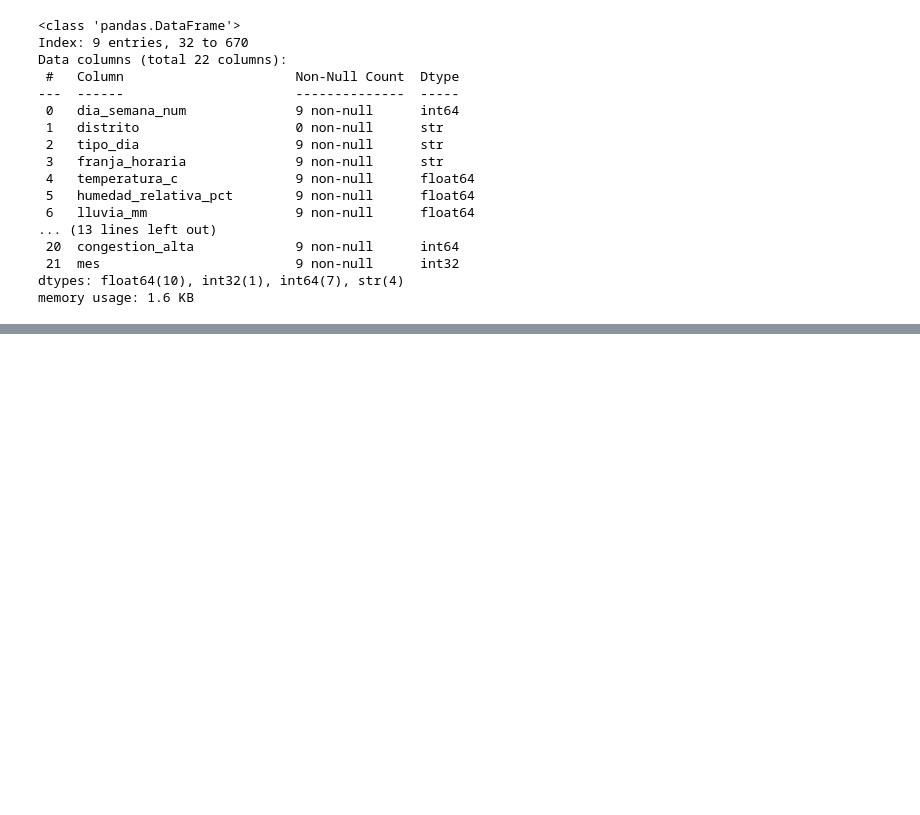
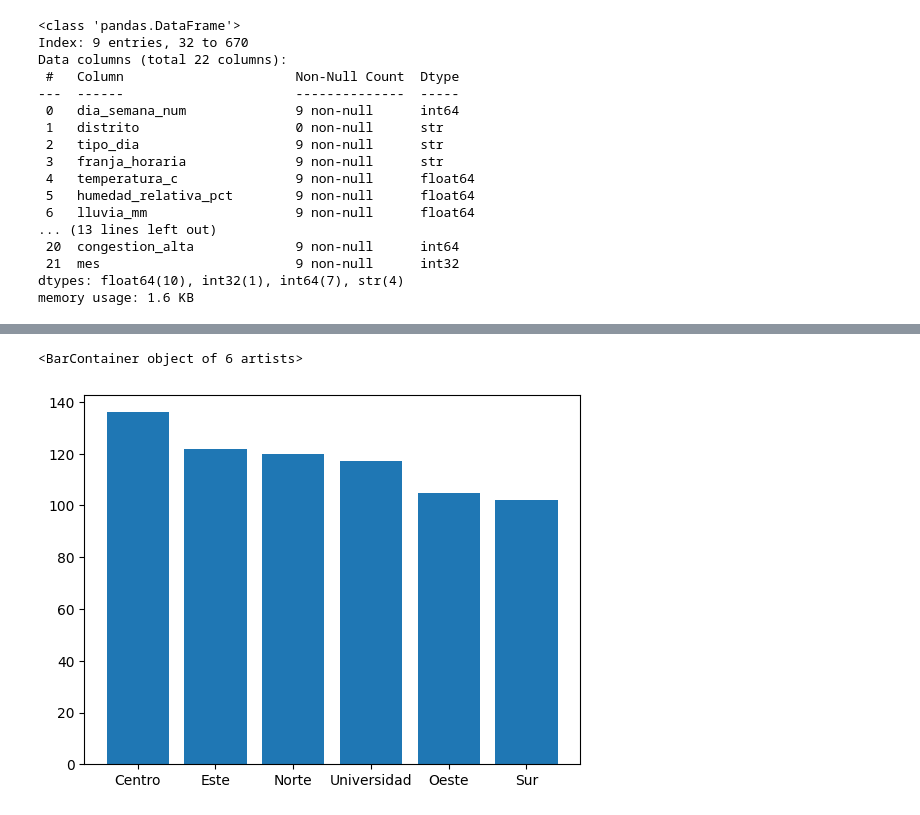
Before and after one commit to sghailan/urban-congestion-predictor, a Jupyter notebook: notebooks/analisis_congestion_urbana.ipynb, the cells around one changed output, grey strips where cells are left out. Saved outputs shown, nothing was run; the diff lists cells and outputs as text; code cells hidden in the pictures; blank space fills up the shorter version.

Commit message:
Actualización de predictor de congestion con distintos modelos y clustering. A falta de orquestación de los mejores modelos.

```diff
--- a/notebooks/analisis_congestion_urbana.ipynb
+++ b/notebooks/analisis_congestion_urbana.ipynb
@@ -804,8 +822,7 @@ variables_eliminar = [
     'id_sensor',
     'fecha',
     'año',
-    'dia',
-    'indice_congestion'
+    'dia'
 ]
 
 data_clean = data.drop(columns=variables_eliminar)
@@ -818,0 +840,4 @@ Variables al eliminar 23
+# %%
+data_clean = data_clean.drop(columns= 'indice_congestion')
+
+print(f"Variables al eliminar", data_clean.shape[1])
@@ -1027,0 +1069,8 @@ El resto de variables numéricas tienen un número muy reducido de nulos, todos
+# %%
+variables_num = [
+    'temperatura_c', 'humedad_relativa_pct', 'viento_kmh',
+    'accidentes_previos_24h', 'ocupacion_bus_pct', 'plazas_aparcamiento_libres',
+    'ocupacion_bici_pct', 'numero_incidencias_app', 'indice_ruido_historico'
+]
+
+data_clean[variables_num].describe()
@@ -1028,13 +1087,7 @@ El resto de variables numéricas tienen un número muy reducido de nulos, todos
 # %%
-variables_mediana = [
-    'temperatura_c', 'humedad_relativa_pct', 'viento_kmh',
-    'accidentes_previos_24h', 'ocupacion_bus_pct', 'plazas_aparcamiento_libres',
-    'ocupacion_bici_pct', 'numero_incidencias_app', 'indice_ruido_historico'
-]
+for col in variables_num:
+    print("Media variable", col, ":", data_clean[col].mean())
+    data_clean[col]= data_clean[col].fillna(data_clean[col].mean()) # sustituir
 
-for col in variables_mediana:
-    print(f"Mediana variable", col, ":", data_clean[col].median())
-    data_clean[col]= data_clean[col].fillna(data_clean[col].mean())
-
-print(data_clean[variables_mediana].isna().sum())
+print(data_clean[variables_num].isna().sum())
 # %% [output]
@@ -1059,0 +1149,7 @@ dtype: int64
+# %%
+data_clean['distrito'].value_counts()
+
+plt.bar((data_clean['distrito'].value_counts()).index, (data_clean['distrito'].value_counts()).values)
+# %% [output]
+<BarContainer object of 6 artists>
+[figure, added]
```
Also changed, not shown: parts of 165 cells of this notebook, 1 other file.
